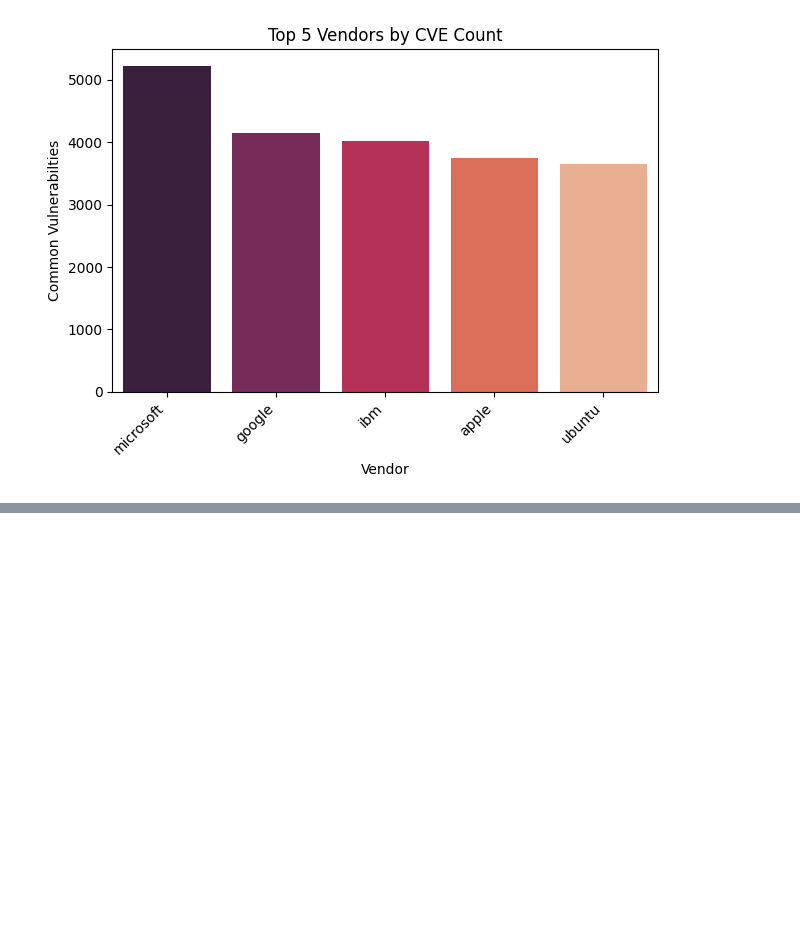
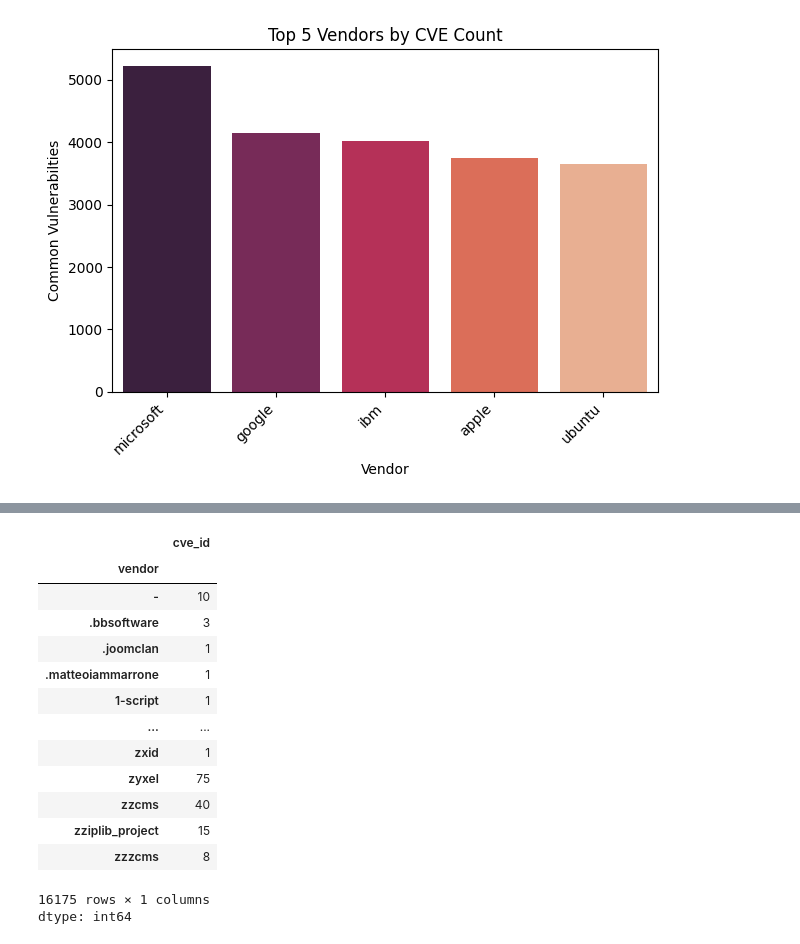
Before and after one commit to BubblyOrca/CVE_WMD, a Jupyter notebook: datasets/CVE (Common Vulnerabilities and Exposures)/CVE Excavation.ipynb, the cells around one changed output, grey strips where cells are left out. Saved outputs shown, nothing was run; the diff lists cells and outputs as text; code cells hidden in the pictures; blank space fills up the shorter version.

```diff
--- a/datasets/CVE (Common Vulnerabilities and Exposures)/CVE Excavation.ipynb
+++ b/datasets/CVE (Common Vulnerabilities and Exposures)/CVE Excavation.ipynb
@@ -324,0 +386,20 @@ plt.show()
+# %%
+vendors
+vendors2 =vendors
+vendors2.groupby('vendor')['cve_id'].nunique()
+# %% [output]
+|  | cve_id |
+| vendor |  |
+| - | 10 |
+| .bbsoftware | 3 |
+| .joomclan | 1 |
+| .matteoiammarrone | 1 |
+| 1-script | 1 |
+| ... | ... |
+| zxid | 1 |
+| zyxel | 75 |
+| zzcms | 40 |
+| zziplib_project | 15 |
+| zzzcms | 8 |
+16175 rows × 1 columns
+dtype: int64
```
Also changed, not shown: parts of 4 cells of this notebook.
